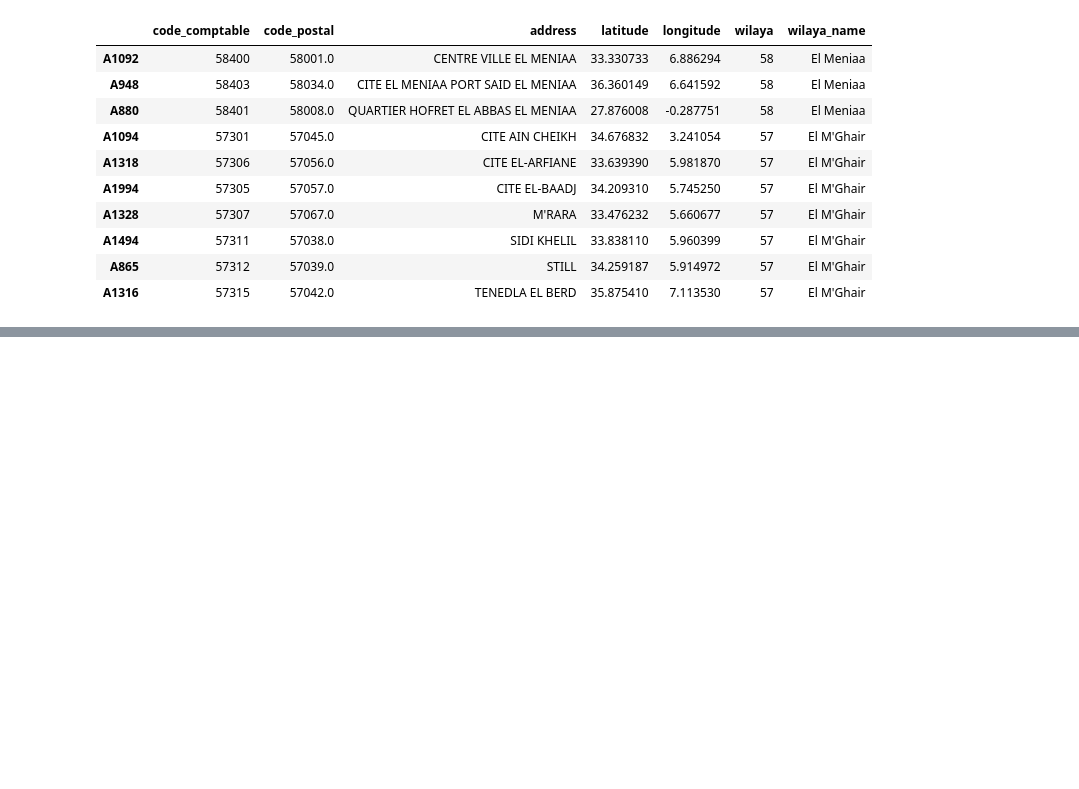
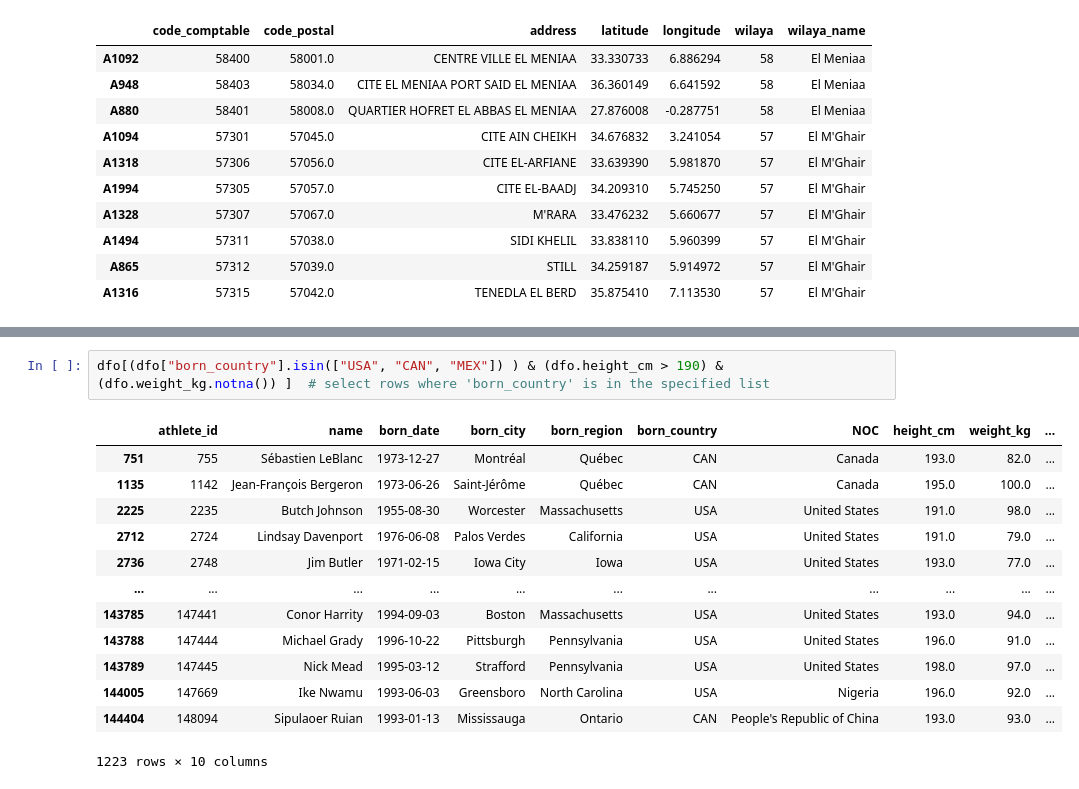
Before and after one commit to meriemDahil/Kaggle-Competition, a Jupyter notebook: testColab.ipynb, the cells around one changed output, grey strips where cells are left out. Saved outputs shown, nothing was run; the diff lists cells and outputs as text; blank space fills up the shorter version.

```diff
--- a/testColab.ipynb
+++ b/testColab.ipynb
@@ -286,0 +342,16 @@ df_sort_copy.head(10)
+# %%
+dfo[(dfo["born_country"].isin(["USA", "CAN", "MEX"]) ) & (dfo.height_cm > 190) & (dfo.weight_kg.notna()) ]  # select rows where 'born_country' is in the specified list
+# %% [output]
+|  | athlete_id | name | born_date | born_city | born_region | born_country | NOC | height_cm | weight_kg | ... |
+| 751 | 755 | Sébastien LeBlanc | 1973-12-27 | Montréal | Québec | CAN | Canada | 193.0 | 82.0 | ... |
+| 1135 | 1142 | Jean-François Bergeron | 1973-06-26 | Saint-Jérôme | Québec | CAN | Canada | 195.0 | 100.0 | ... |
+| 2225 | 2235 | Butch Johnson | 1955-08-30 | Worcester | Massachusetts | USA | United States | 191.0 | 98.0 | ... |
+| 2712 | 2724 | Lindsay Davenport | 1976-06-08 | Palos Verdes | California | USA | United States | 191.0 | 79.0 | ... |
+| 2736 | 2748 | Jim Butler | 1971-02-15 | Iowa City | Iowa | USA | United States | 193.0 | 77.0 | ... |
+| ... | ... | ... | ... | ... | ... | ... | ... | ... | ... | ... |
+| 143785 | 147441 | Conor Harrity | 1994-09-03 | Boston | Massachusetts | USA | United States | 193.0 | 94.0 | ... |
+| 143788 | 147444 | Michael Grady | 1996-10-22 | Pittsburgh | Pennsylvania | USA | United States | 196.0 | 91.0 | ... |
+| 143789 | 147445 | Nick Mead | 1995-03-12 | Strafford | Pennsylvania | USA | United States | 198.0 | 97.0 | ... |
+| 144005 | 147669 | Ike Nwamu | 1993-06-03 | Greensboro | North Carolina | USA | Nigeria | 196.0 | 92.0 | ... |
+| 144404 | 148094 | Sipulaoer Ruian | 1993-01-13 | Mississauga | Ontario | CAN | People's Republic of China | 193.0 | 93.0 | ... |
+1223 rows × 10 columns
```
Also changed, not shown: parts of 16 cells of this notebook, 1 other file.
